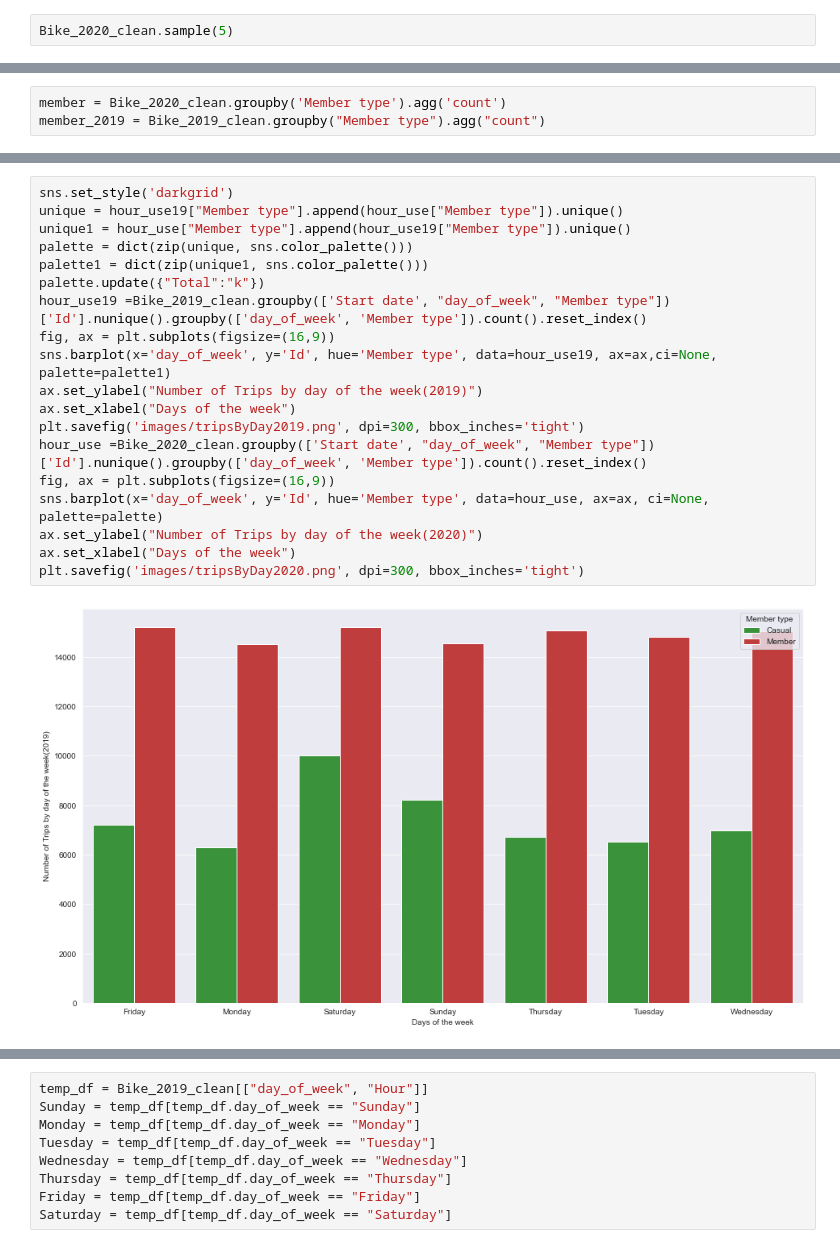
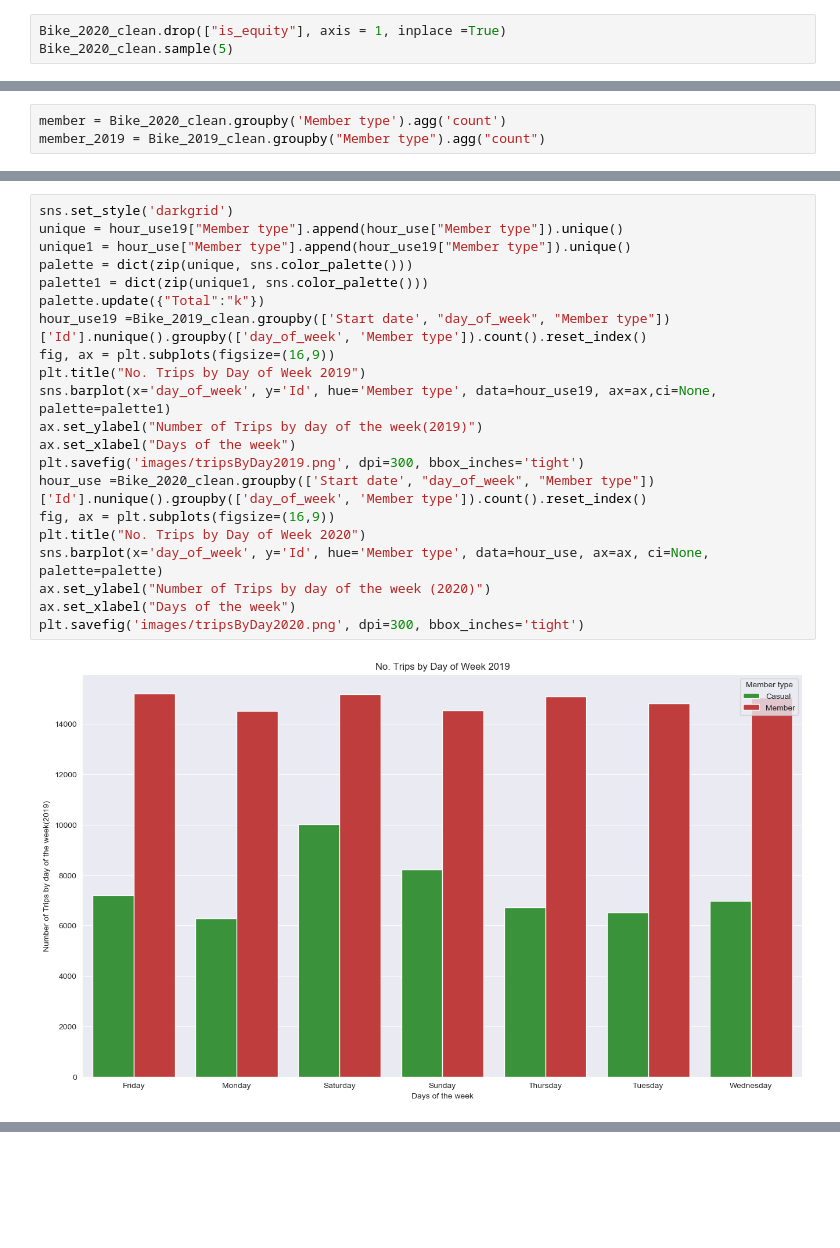
Before and after one commit to gportes24/German-s-Group-Project, a Jupyter notebook: BikeShare_Project.ipynb, the cells around one changed output, grey strips where cells are left out. Cells and saved outputs as stored; diff of their text form; blank space fills up the shorter version.

```diff
--- a/BikeShare_Project.ipynb
+++ b/BikeShare_Project.ipynb
@@ -35,4 +35,5 @@ Bike_2019_clean.sample(5)
 # %%
+Bike_2020_clean.drop(["is_equity"], axis = 1, inplace =True)
 Bike_2020_clean.sample(5)
 # %% [output]
 |  | Id | rideable_type | Start date | End date | Start station | start_station_id | End station | ... |
@@ -143,21 +180,23 @@ plt.show()
 # %%
 sns.set_style('darkgrid')
 unique = hour_use19["Member type"].append(hour_use["Member type"]).unique()
 unique1 = hour_use["Member type"].append(hour_use19["Member type"]).unique()
 palette = dict(zip(unique, sns.color_palette()))
 palette1 = dict(zip(unique1, sns.color_palette()))
 palette.update({"Total":"k"})
 hour_use19 =Bike_2019_clean.groupby(['Start date', "day_of_week", "Member type"])['Id'].nunique().groupby(['day_of_week', 'Member type']).count().reset_index()
 fig, ax = plt.subplots(figsize=(16,9))
+plt.title("No. Trips by Day of Week 2019")
 sns.barplot(x='day_of_week', y='Id', hue='Member type', data=hour_use19, ax=ax,ci=None, palette=palette1)
 ax.set_ylabel("Number of Trips by day of the week(2019)")
 ax.set_xlabel("Days of the week")
 plt.savefig('images/tripsByDay2019.png', dpi=300, bbox_inches='tight')
 hour_use =Bike_2020_clean.groupby(['Start date', "day_of_week", "Member type"])['Id'].nunique().groupby(['day_of_week', 'Member type']).count().reset_index()
 fig, ax = plt.subplots(figsize=(16,9))
+plt.title("No. Trips by Day of Week 2020")
 sns.barplot(x='day_of_week', y='Id', hue='Member type', data=hour_use, ax=ax, ci=None, palette=palette)
-ax.set_ylabel("Number of Trips by day of the week(2020)")
+ax.set_ylabel("Number of Trips by day of the week (2020)")
 ax.set_xlabel("Days of the week")
 plt.savefig('images/tripsByDay2020.png', dpi=300, bbox_inches='tight')
 # %% [output]
-[figure, old version]
+[figure, new version]
@@ -165,12 +204,3 @@ plt.savefig('images/tripsByDay2020.png', dpi=300, bbox_inches='tight')
-# %%
-temp_df = Bike_2019_clean[["day_of_week", "Hour"]]
-Sunday = temp_df[temp_df.day_of_week == "Sunday"]
-Monday = temp_df[temp_df.day_of_week == "Monday"]
-Tuesday = temp_df[temp_df.day_of_week == "Tuesday"]
-Wednesday = temp_df[temp_df.day_of_week == "Wednesday"]
-Thursday = temp_df[temp_df.day_of_week == "Thursday"]
-Friday = temp_df[temp_df.day_of_week == "Friday"]
-Saturday = temp_df[temp_df.day_of_week == "Saturday"]
 # %%
 # Hina Graph Box Plot
 
```
Also changed, not shown: parts of 9 cells of this notebook, 11 other files.
